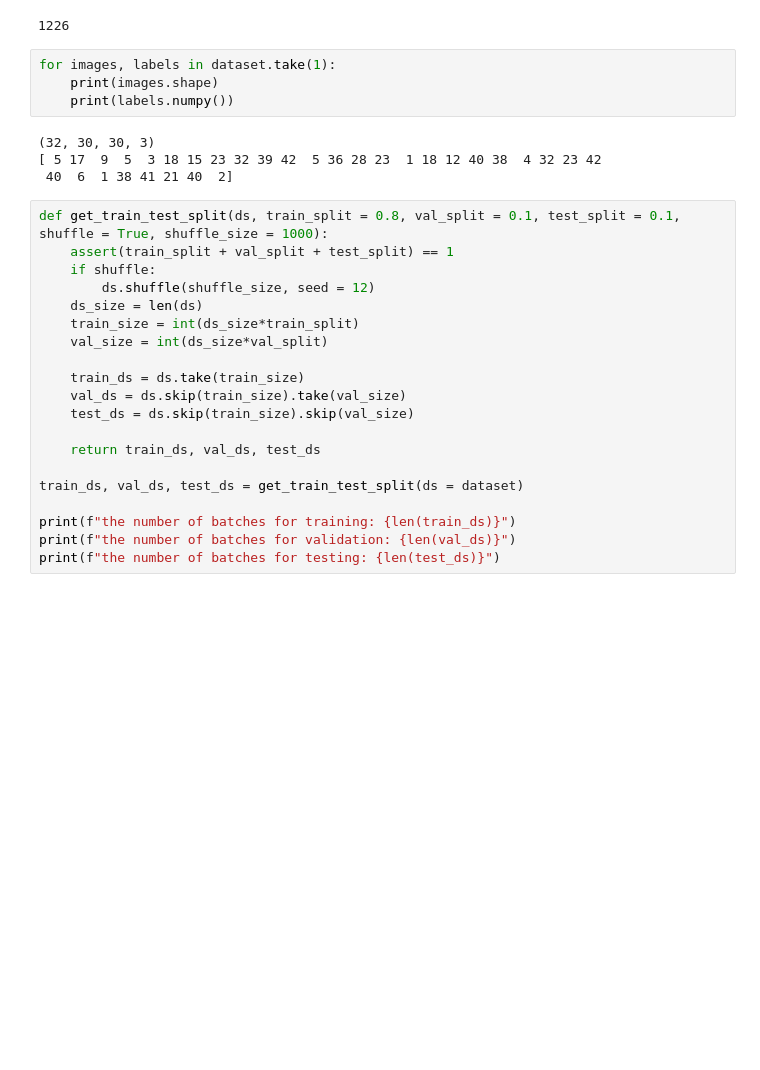
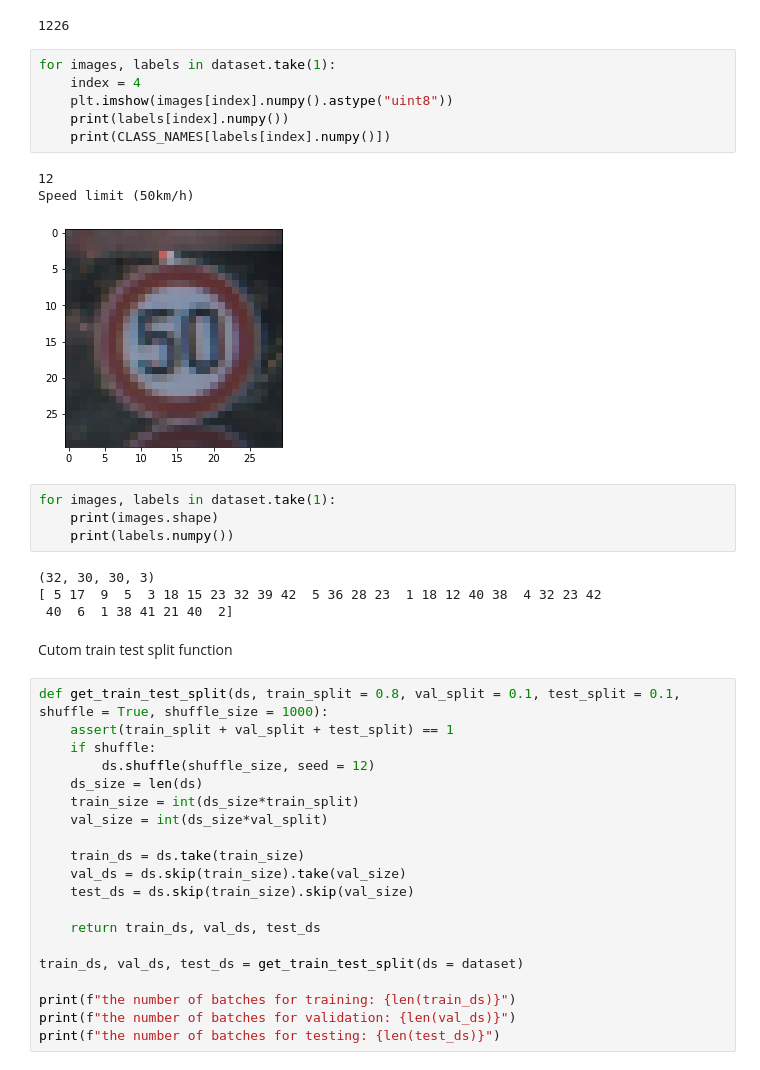
Before and after one commit to denizyaprak/road_sign_recognition_1, a Jupyter notebook: traffic_sign_recognition_1.ipynb, the cells around one changed output. Cells and saved outputs as stored; diff of their text form; blank space fills up the shorter version.

```diff
--- a/traffic_sign_recognition_1.ipynb
+++ b/traffic_sign_recognition_1.ipynb
@@ -133,6 +133,16 @@ CLASS_NAMES
 len(dataset)
 # %% [output]
 1226
+# %%
+for images, labels in dataset.take(1):
+    index = 4
+    plt.imshow(images[index].numpy().astype("uint8"))
+    print(labels[index].numpy())
+    print(CLASS_NAMES[labels[index].numpy()])
+# %% [output]
+12
+Speed limit (50km/h)
+[figure, added]
 # %%
 for images, labels in dataset.take(1):
     print(images.shape)
@@ -141,6 +151,8 @@ for images, labels in dataset.take(1):
 (32, 30, 30, 3)
 [ 5 17  9  5  3 18 15 23 32 39 42  5 36 28 23  1 18 12 40 38  4 32 23 42
  40  6  1 38 41 21 40  2]
+# %% [markdown]
+Cutom train test split function
 # %%
 def get_train_test_split(ds, train_split = 0.8, val_split = 0.1, test_split = 0.1, shuffle = True, shuffle_size = 1000):
     assert(train_split + val_split + test_split) == 1
```
Also changed, not shown: parts of 19 cells of this notebook.
